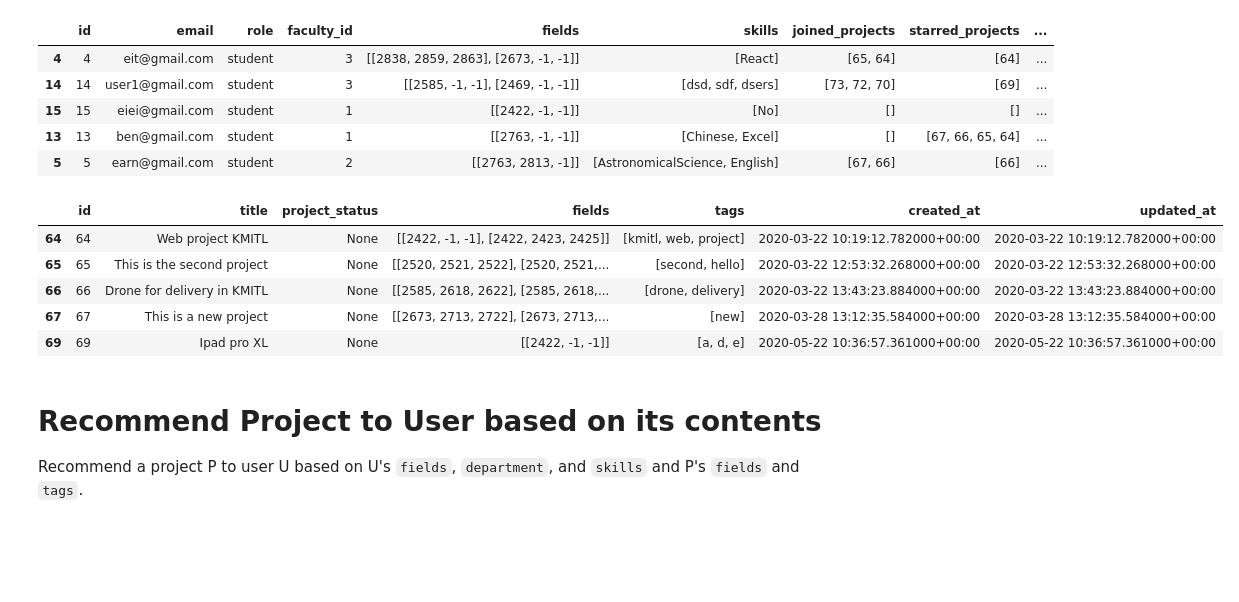
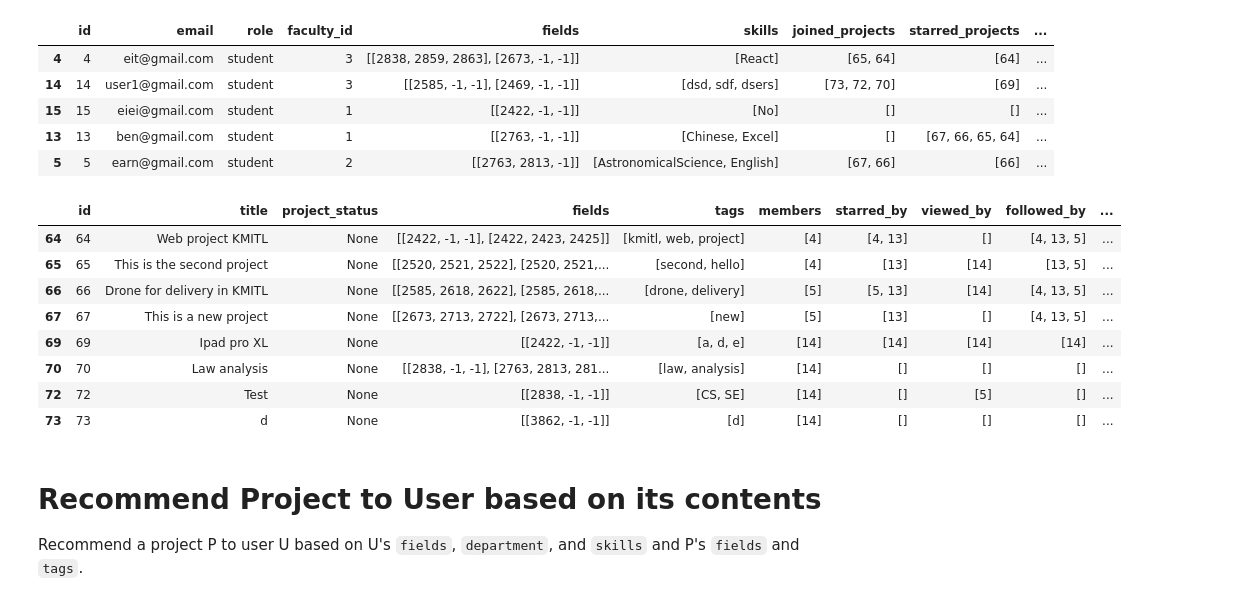
Before and after one commit to FFEVER/kollab-data, a Jupyter notebook: research/project_recommender/Content-based Project to User.ipynb, the cells around one changed output. Saved outputs shown, nothing was run; the diff lists cells and outputs as text; code cells hidden in the pictures; blank space fills up the shorter version.

Commit message:
[+] Complete SimilarInteractedProjectsBased

```diff
--- a/research/project_recommender/Content-based Project to User.ipynb
+++ b/research/project_recommender/Content-based Project to User.ipynb
@@ -30,14 +30,17 @@ u_df.head()
 # %%
 # Create project dataframe
 p_df = pd.DataFrame(list(Project.objects.all().values()), index=Project.objects.values_list('id', flat=True))
-p_df.head()
+p_df
 # %% [output]
-|  | id | title | project_status | fields | tags | created_at | updated_at |
-| 64 | 64 | Web project KMITL | None | [[2422, -1, -1], [2422, 2423, 2425]] | [kmitl, web, project] | 2020-03-22 10:19:12.782000+00:00 | 2020-03-22 10:19:12.782000+00:00 |
-| 65 | 65 | This is the second project | None | [[2520, 2521, 2522], [2520, 2521,... | [second, hello] | 2020-03-22 12:53:32.268000+00:00 | 2020-03-22 12:53:32.268000+00:00 |
-| 66 | 66 | Drone for delivery in KMITL | None | [[2585, 2618, 2622], [2585, 2618,... | [drone, delivery] | 2020-03-22 13:43:23.884000+00:00 | 2020-03-22 13:43:23.884000+00:00 |
-| 67 | 67 | This is a new project | None | [[2673, 2713, 2722], [2673, 2713,... | [new] | 2020-03-28 13:12:35.584000+00:00 | 2020-03-28 13:12:35.584000+00:00 |
-| 69 | 69 | Ipad pro XL | None | [[2422, -1, -1]] | [a, d, e] | 2020-05-22 10:36:57.361000+00:00 | 2020-05-22 10:36:57.361000+00:00 |
+|  | id | title | project_status | fields | tags | members | starred_by | viewed_by | followed_by | ... |
+| 64 | 64 | Web project KMITL | None | [[2422, -1, -1], [2422, 2423, 2425]] | [kmitl, web, project] | [4] | [4, 13] | [] | [4, 13, 5] | ... |
+| 65 | 65 | This is the second project | None | [[2520, 2521, 2522], [2520, 2521,... | [second, hello] | [4] | [13] | [14] | [13, 5] | ... |
+| 66 | 66 | Drone for delivery in KMITL | None | [[2585, 2618, 2622], [2585, 2618,... | [drone, delivery] | [5] | [5, 13] | [14] | [4, 13, 5] | ... |
+| 67 | 67 | This is a new project | None | [[2673, 2713, 2722], [2673, 2713,... | [new] | [5] | [13] | [] | [4, 13, 5] | ... |
+| 69 | 69 | Ipad pro XL | None | [[2422, -1, -1]] | [a, d, e] | [14] | [14] | [14] | [14] | ... |
+| 70 | 70 | Law analysis | None | [[2838, -1, -1], [2763, 2813, 281... | [law, analysis] | [14] | [] | [] | [] | ... |
+| 72 | 72 | Test | None | [[2838, -1, -1]] | [CS, SE] | [14] | [] | [5] | [] | ... |
+| 73 | 73 | d | None | [[3862, -1, -1]] | [d] | [14] | [] | [] | [] | ... |
 # %% [markdown]
 # Recommend Project to User based on its contents
 Recommend a project P to user U based on U's `fields`, `department`, and `skills` and P's `fields` and `tags`.
```
Also changed, not shown: parts of 8 cells of this notebook, 5 other files.
